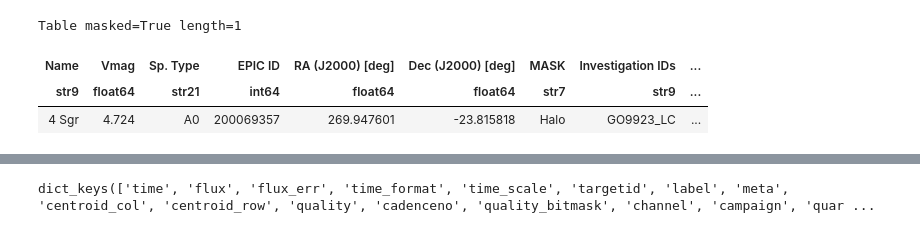
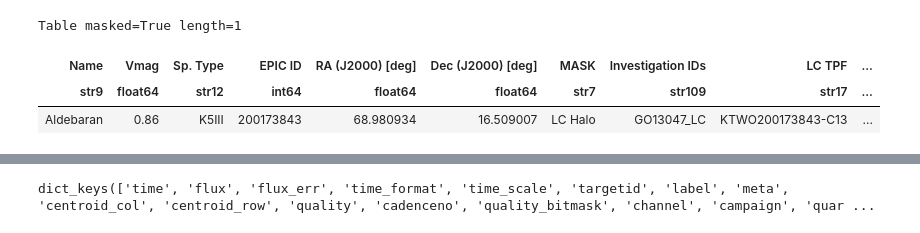
Before and after one commit to benjaminpope/k2halo, a Jupyter notebook: notebooks/k2sc_stars.ipynb, the cells around one changed output, grey strips where cells are left out. Cells and saved outputs as stored; diff of their text form; code cells hidden in the pictures.

```diff
--- a/notebooks/k2sc_stars.ipynb
+++ b/notebooks/k2sc_stars.ipynb
@@ -27,23 +49,25 @@ Populating the interactive namespace from numpy and matplotlib
 # %%
-campaign = 92
+campaign = 13
 ddir = '../reduced/c%d/'% campaign
-starname = '4 Sgr'
-fname = ddir+'%s_halo_lc_o1.fits' % starname.replace(' ','_')
+starname = 'Aldebaran'
+fname = ddir+'%s_halo_lc_tv.fits' % starname.replace(' ','_')
 
 f = fitsio.FITS(fname)
 hdr = fitsio.read_header(fname)
 if campaign in [91,92, 101, 102, 111, 112]:
     campaign_name = int(str(campaign)[:-1])
+else:
+    campaign_name = campaign
 
 all_stars = Table.read('../data/haloC%d.csv' % campaign_name,format='ascii')
 star = all_stars[all_stars['Name']==starname]
 epic = star['EPIC ID'].data.data[0]
 star
 # %% [output]
 Table masked=True length=1
-| Name | Vmag | Sp. Type | EPIC ID | RA (J2000) [deg] | Dec (J2000) [deg] | MASK | Investigation IDs | ... |
-| str9 | float64 | str21 | int64 | float64 | float64 | str7 | str9 | ... |
-| 4 Sgr | 4.724 | A0 | 200069357 | 269.947601 | -23.815818 | Halo | GO9923_LC | ... |
+| Name | Vmag | Sp. Type | EPIC ID | RA (J2000) [deg] | Dec (J2000) [deg] | MASK | Investigation IDs | LC TPF | ... |
+| str9 | float64 | str12 | int64 | float64 | float64 | str7 | str109 | str17 | ... |
+| Aldebaran | 0.86 | K5III | 200173843 | 68.980934 | 16.509007 | LC Halo | GO13047_LC | KTWO200173843-C13 | ... |
 # %%
 def match_cadences(halocads,lccads):
     indices =np.array([1 if j in lccads else 0 for j in halocads])
```
Also changed, not shown: parts of 11 cells of this notebook, 6 other files.
